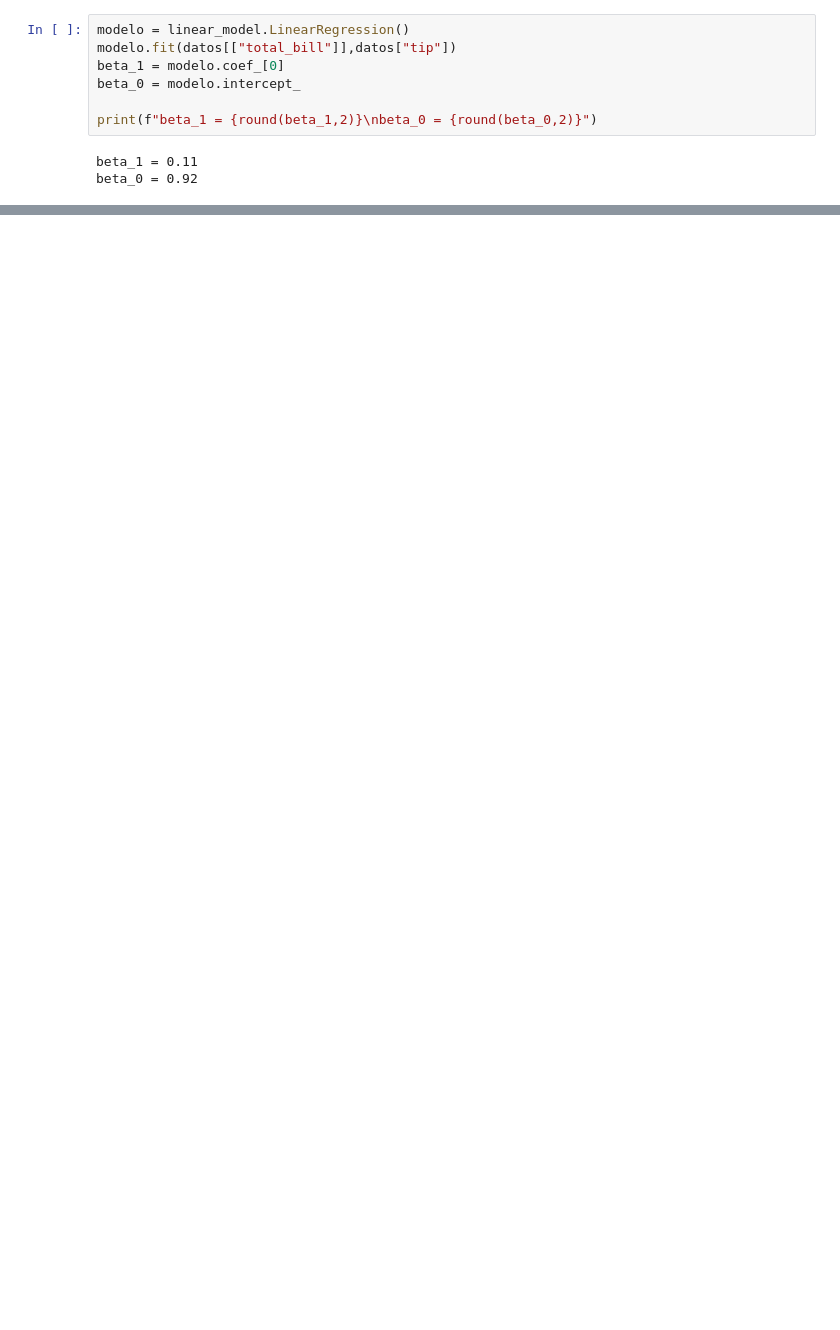
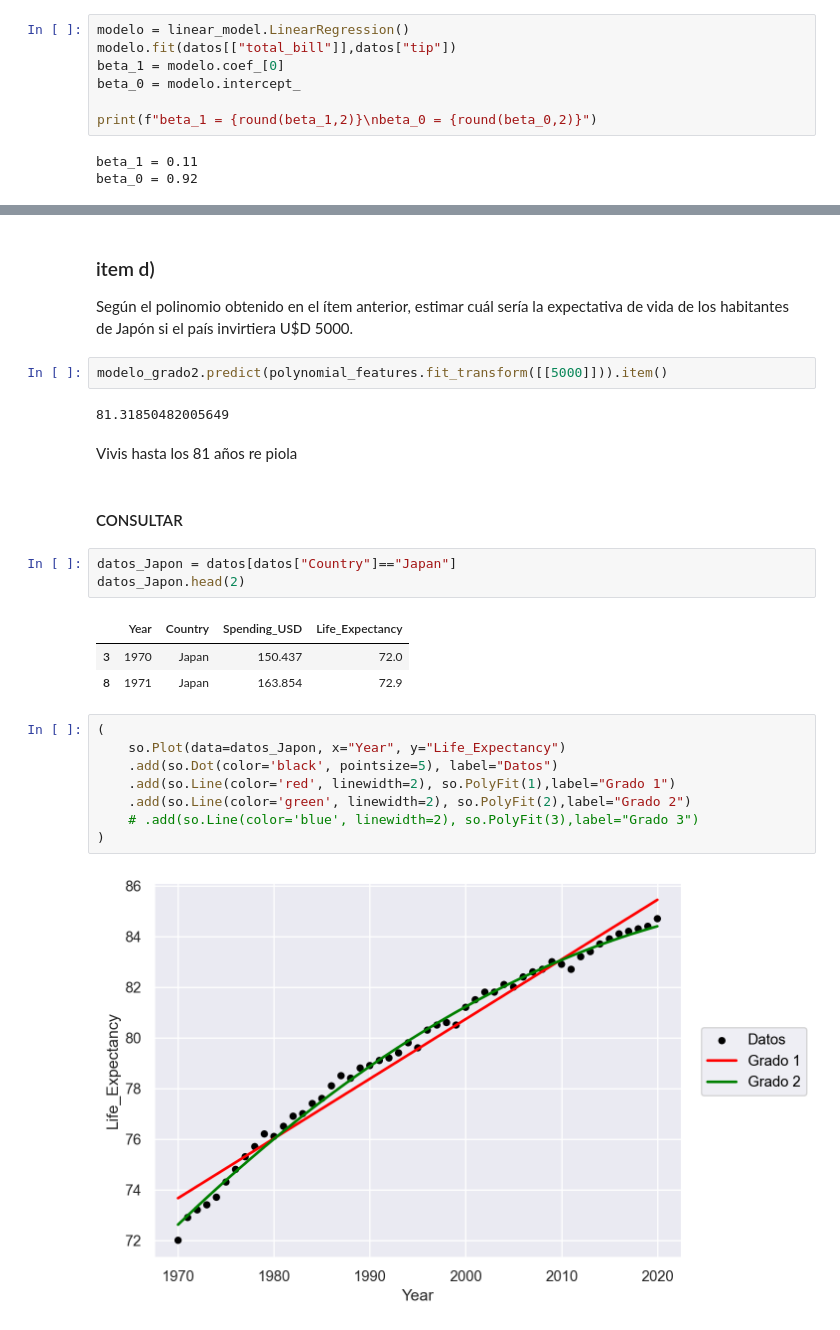
Before and after one commit to Gabrielnm7/Laboratorio-de-Datos1C24, a Jupyter notebook: Practicas/practica4.ipynb, the cells around one changed output, grey strips where cells are left out. Saved outputs shown, nothing was run; the diff lists cells and outputs as text; blank space fills up the shorter version.

```diff
--- a/Practicas/practica4.ipynb
+++ b/Practicas/practica4.ipynb
@@ -457,0 +576,29 @@ Nos enfocaremos en los datos de Japón, nuestra variable predictora será `Spend
+# %% [markdown]
+### item d)
+Según el polinomio obtenido en el ítem anterior, estimar cuál sería la expectativa de vida
+de los habitantes de Japón si el país invirtiera U$D 5000.
+# %%
+modelo_grado2.predict(polynomial_features.fit_transform([[5000]])).item()
+# %% [output]
+81.31850482005649
+# %% [markdown]
+Vivis hasta los 81 años re piola
+# %% [markdown]
+#### CONSULTAR
+# %%
+datos_Japon = datos[datos["Country"]=="Japan"]
+datos_Japon.head(2)
+# %% [output]
+|  | Year | Country | Spending_USD | Life_Expectancy |
+| 3 | 1970 | Japan | 150.437 | 72.0 |
+| 8 | 1971 | Japan | 163.854 | 72.9 |
+# %%
+(
+    so.Plot(data=datos_Japon, x="Year", y="Life_Expectancy")
+    .add(so.Dot(color='black', pointsize=5), label="Datos")
+    .add(so.Line(color='red', linewidth=2), so.PolyFit(1),label="Grado 1")
+    .add(so.Line(color='green', linewidth=2), so.PolyFit(2),label="Grado 2")
+    # .add(so.Line(color='blue', linewidth=2), so.PolyFit(3),label="Grado 3")
+)
+# %% [output]
+[figure, added]
```
Also changed, not shown: parts of 26 cells of this notebook, 2 other files.
